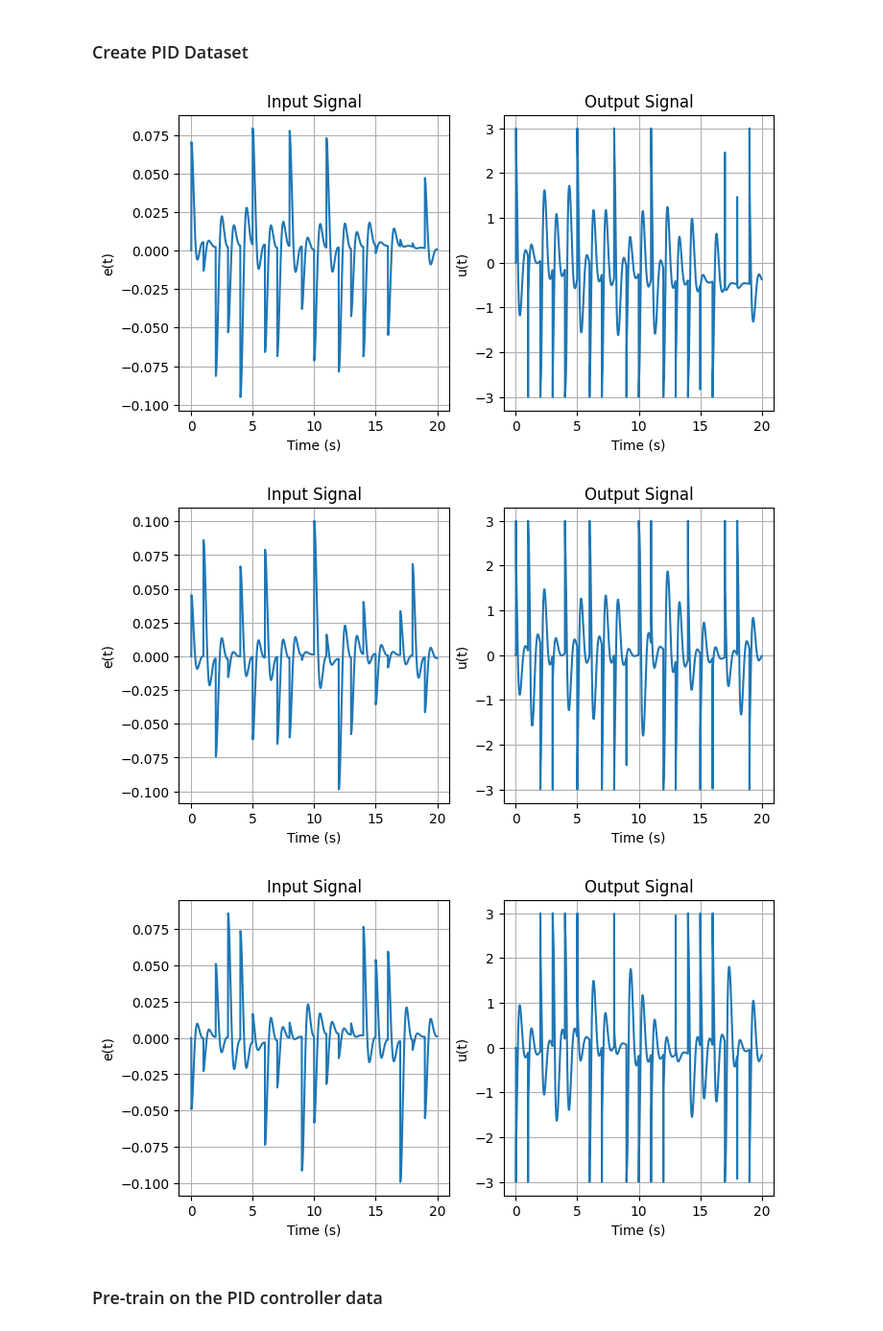
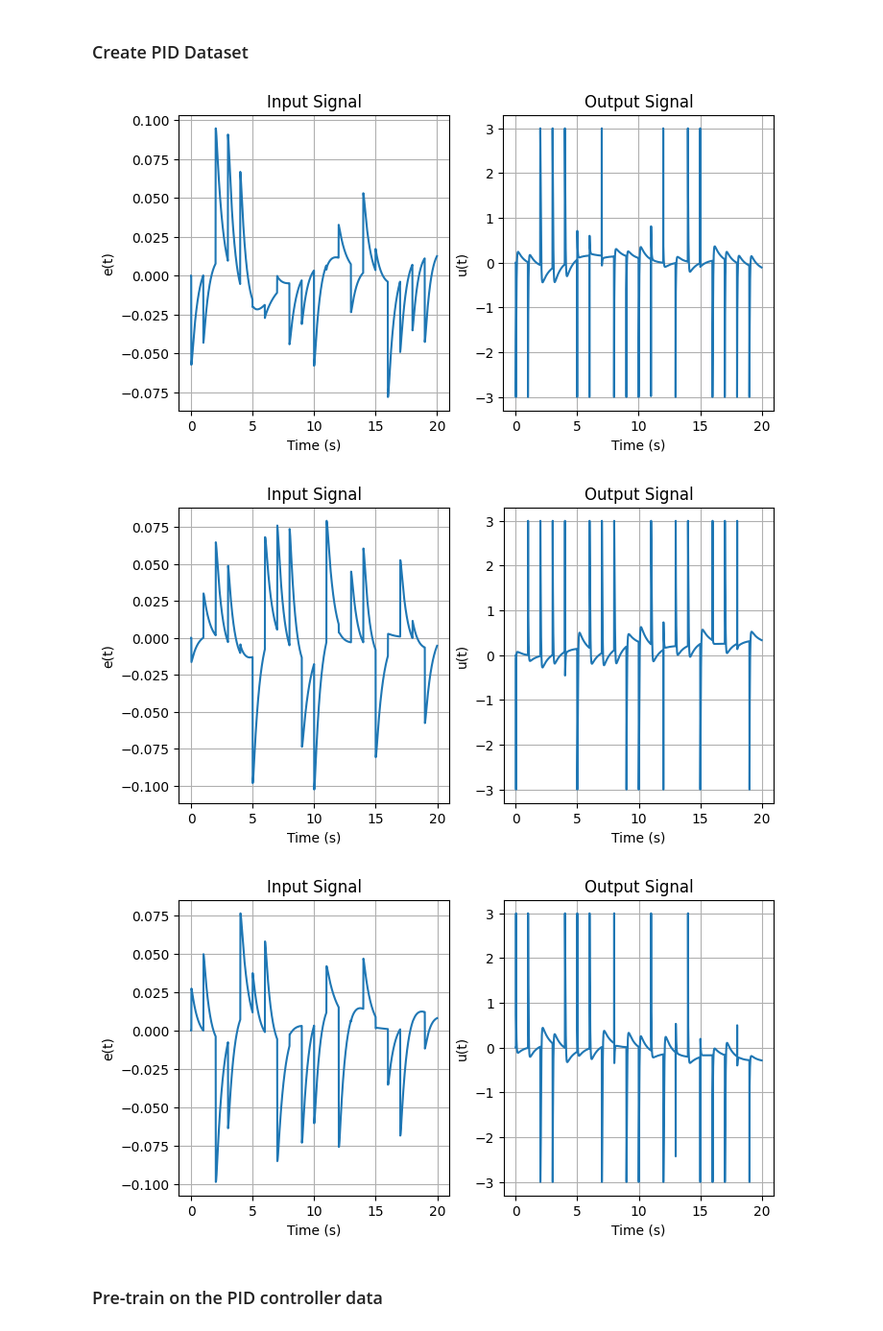
Before and after one commit to fernand0labra/ltu-D7047E-project, a Jupyter notebook: project.ipynb, the cells around one changed output. Shown at 96% size. Drawn from its saved outputs; the diff is of its cells as text; code cells hidden in the pictures.

```diff
--- a/project.ipynb
+++ b/project.ipynb
@@ -85,6 +85,7 @@ class VanDerPol:
         return ts, y
 
     def run_controlled(self, reference, t0, controller):
+        controller.reset()
         ts = t0 + np.array([self.dt * i for i in range(len(reference))])
         y = np.zeros(len(ts))
         u = np.zeros(len(ts))
@@ -143,6 +144,9 @@ class PIDController:
         self.out_max = out_max
         self.dt = dt
 
+        self.reset()
+
+    def reset(self):
         self.last_error = 0
         self.integral = 0
 
@@ -218,27 +310,30 @@ It seems that the PID controller is working well. Perhaps we should consider sel
 # %%
 def plot_sample_signal_data(
     dataset,
-    net=None,
+    net: SystemRNN = None,
     num_samples=1,
     shuffle=True,
     input_title="Input Signal",
     output_title="Output Signal",
-    input_label="",
-    output_label="",
 ):
     # Create a data loader for the dataset
     sample_loader = DataLoader(dataset, batch_size=num_samples, shuffle=shuffle)
     input_signals, output_signals = next(iter(sample_loader))
-
-    ts = dataset.ts if hasattr(dataset, 'ts') else dataset.dataset.ts
-
+    if hasattr(dataset, "ts"):
+        ts = dataset.ts
+        input_label = dataset.input_label
+        output_label = dataset.output_label
+    else:
+        ts = dataset.dataset.ts
+        input_label = dataset.dataset.input_label
+        output_label = dataset.dataset.output_label
     with torch.no_grad():
         for input_signal, output_signal in zip(input_signals, output_signals):
             plt.figure(figsize=(8, 4))
 
             # Plot the generated input signal
             plt.subplot(1, 2, 1)
-            plt.plot(ts, torch.squeeze(input_signal.cpu()))
+            plt.plot(ts, torch.squeeze(input_signal))
             plt.xlabel("Time (s)")
             plt.ylabel(input_label)
             plt.title(input_title)
@@ -246,12 +341,10 @@ def plot_sample_signal_data(
 
             # Plot the generated output signal
             plt.subplot(1, 2, 2)
-            plt.plot(ts, output_signal, label="Real Output")
+            plt.plot(ts, torch.squeeze(output_signal), label="Real Output")
 
             if net is not None:
-                input_signal = input_signal.unsqueeze(1).to(DEVICE)
-                net_output = net(input_signal)
-                predicted_signal = net_output if len(net_output) == 1 else net_output[0]
+                predicted_signal = net(input_signal)
 
                 plt.plot(
                     ts,
@@ -600,7 +613,7 @@ class PIDDataset(Dataset):
         self, data_count, num_steps, step_width, max_step_height, max_signal_val
     ):
         seq_len = num_steps * step_width
-        tensor_shape = (data_count, seq_len)
+        tensor_shape = (data_count, seq_len, 1)
 
         self.inputs = torch.empty(tensor_shape, dtype=torch.float32)
         self.outputs = torch.empty(tensor_shape, dtype=torch.float32)
@@ -611,41 +624,41 @@ class PIDDataset(Dataset):
             )
             ts, y, u, e = van_der_pol_sys.run_controlled(reference, 0, pid)
 
-            self.inputs[i, :] = torch.from_numpy(e)
-            self.outputs[i, :] = torch.from_numpy(u)
+            self.inputs[i, :, 0] = torch.from_numpy(e)
+            self.outputs[i, :, 0] = torch.from_numpy(u)
 
         self.ts = ts
+        self.input_label = "e(t)"
+        self.output_label = "u(t)"
 
         # Save dataset
         os.makedirs(os.path.dirname(PID_DATASET_PATH), exist_ok=True)
         torch.save(self, PID_DATASET_PATH)
 
     def __len__(self):
         return len(self.inputs)
 
     def __getitem__(self, idx):
         return self.inputs[idx], self.outputs[idx]
 
 
 pid_dataset = (
     PIDDataset(
         data_count=1000,
         num_steps=20,
         step_width=100,
         max_step_height=0.1,
         max_signal_val=3,
     )
     if not os.path.isfile(PID_DATASET_PATH)
     else torch.load(PID_DATASET_PATH)
 )
 
-plot_sample_signal_data(
-    pid_dataset, num_samples=3, input_label="e(t)", output_label="u(t)", shuffle=True
-)
+plot_sample_signal_data(pid_dataset, num_samples=3, shuffle=True)
 # %% [output]
-[figure, old version]
+[figure, new version]
-[figure, old version]
+[figure, new version]
-[figure, old version]
+[figure, new version]
 # %% [markdown]
 ### Pre-train on the PID controller data
 # %%
```
Also changed, not shown: parts of 23 cells of this notebook, 4 other files.
